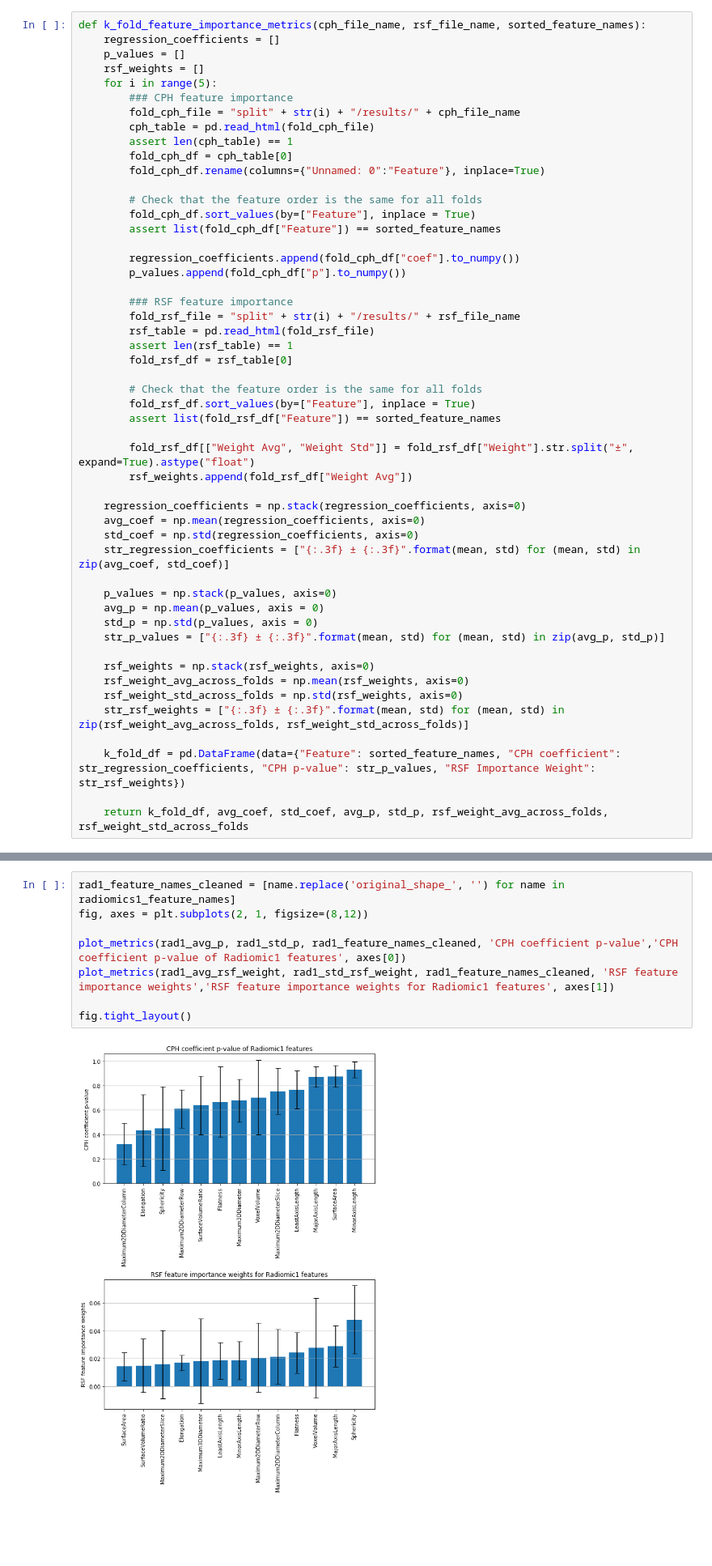
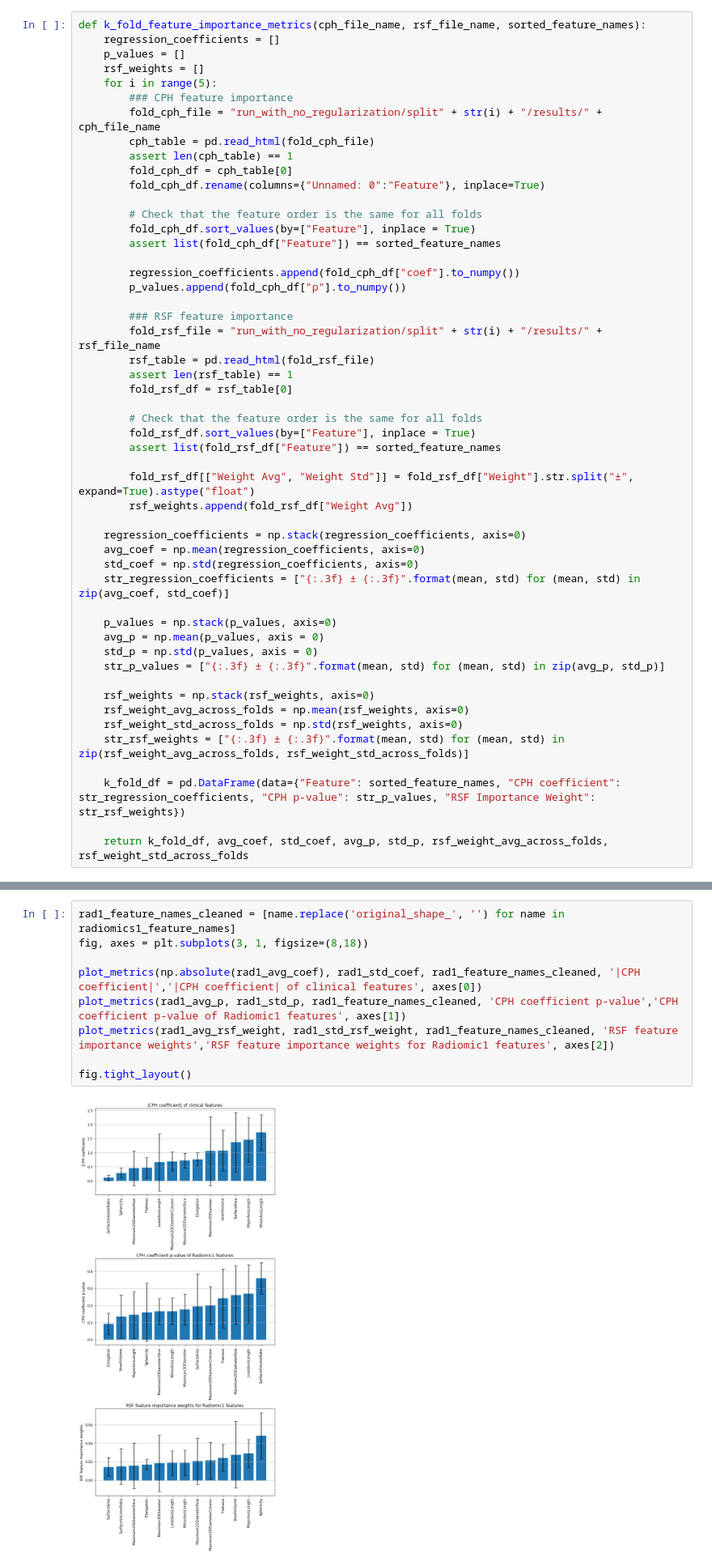
Before and after one commit to hleu/survival_nlst, a Jupyter notebook: molly_media_code/Analyze Results.ipynb, the cells around one changed output, grey strips where cells are left out. Shown at 81% size. Cells and saved outputs as stored; diff of their text form; blank space fills up the shorter version.

Commit message:
update plots

```diff
--- a/molly_media_code/Analyze Results.ipynb
+++ b/molly_media_code/Analyze Results.ipynb
@@ -12,7 +12,7 @@ def k_fold_feature_importance_metrics(cph_file_name, rsf_file_name, sorted_featu
     rsf_weights = []
     for i in range(5):
         ### CPH feature importance
-        fold_cph_file = "split" + str(i) + "/results/" + cph_file_name
+        fold_cph_file = "run_with_no_regularization/split" + str(i) + "/results/" + cph_file_name
         cph_table = pd.read_html(fold_cph_file)
         assert len(cph_table) == 1
         fold_cph_df = cph_table[0]
@@ -26,7 +26,7 @@ def k_fold_feature_importance_metrics(cph_file_name, rsf_file_name, sorted_featu
         p_values.append(fold_cph_df["p"].to_numpy())
 
         ### RSF feature importance
-        fold_rsf_file = "split" + str(i) + "/results/" + rsf_file_name
+        fold_rsf_file = "run_with_no_regularization/split" + str(i) + "/results/" + rsf_file_name
         rsf_table = pd.read_html(fold_rsf_file)
         assert len(rsf_table) == 1
         fold_rsf_df = rsf_table[0]
@@ -157,13 +155,14 @@ display(radiomics1_df)
 # %%
 rad1_feature_names_cleaned = [name.replace('original_shape_', '') for name in radiomics1_feature_names]
-fig, axes = plt.subplots(2, 1, figsize=(8,12))
+fig, axes = plt.subplots(3, 1, figsize=(8,18))
 
-plot_metrics(rad1_avg_p, rad1_std_p, rad1_feature_names_cleaned, 'CPH coefficient p-value','CPH coefficient p-value of Radiomic1 features', axes[0])
-plot_metrics(rad1_avg_rsf_weight, rad1_std_rsf_weight, rad1_feature_names_cleaned, 'RSF feature importance weights','RSF feature importance weights for Radiomic1 features', axes[1])
+plot_metrics(np.absolute(rad1_avg_coef), rad1_std_coef, rad1_feature_names_cleaned, '|CPH coefficient|','|CPH coefficient| of clinical features', axes[0])
+plot_metrics(rad1_avg_p, rad1_std_p, rad1_feature_names_cleaned, 'CPH coefficient p-value','CPH coefficient p-value of Radiomic1 features', axes[1])
+plot_metrics(rad1_avg_rsf_weight, rad1_std_rsf_weight, rad1_feature_names_cleaned, 'RSF feature importance weights','RSF feature importance weights for Radiomic1 features', axes[2])
 
 fig.tight_layout()
 # %% [output]
-[figure, old version]
+[figure, new version]
 # %% [markdown]
 ## Radiomics 2
 # %%
```
Also changed, not shown: parts of 11 cells of this notebook.
